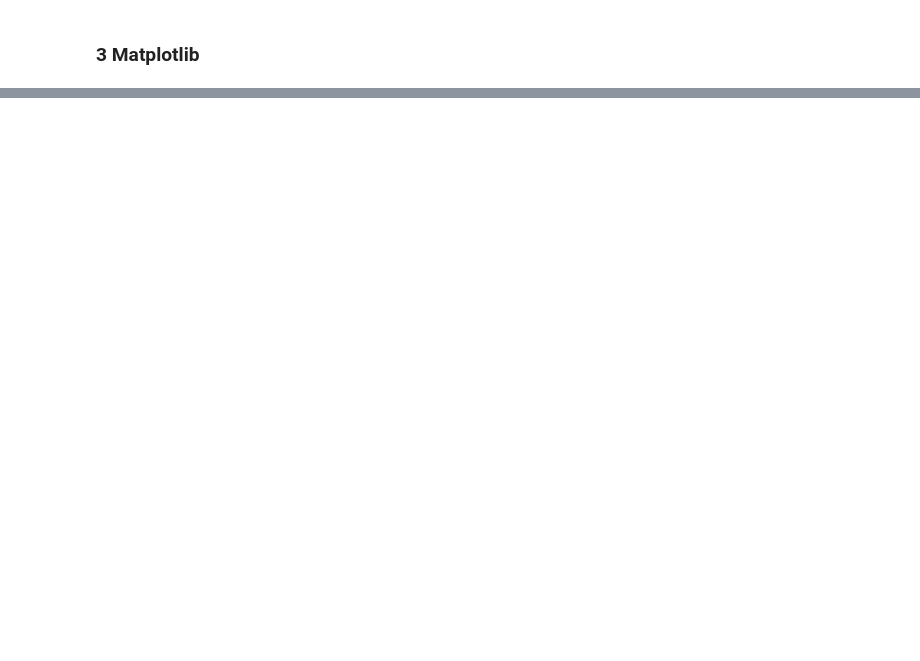
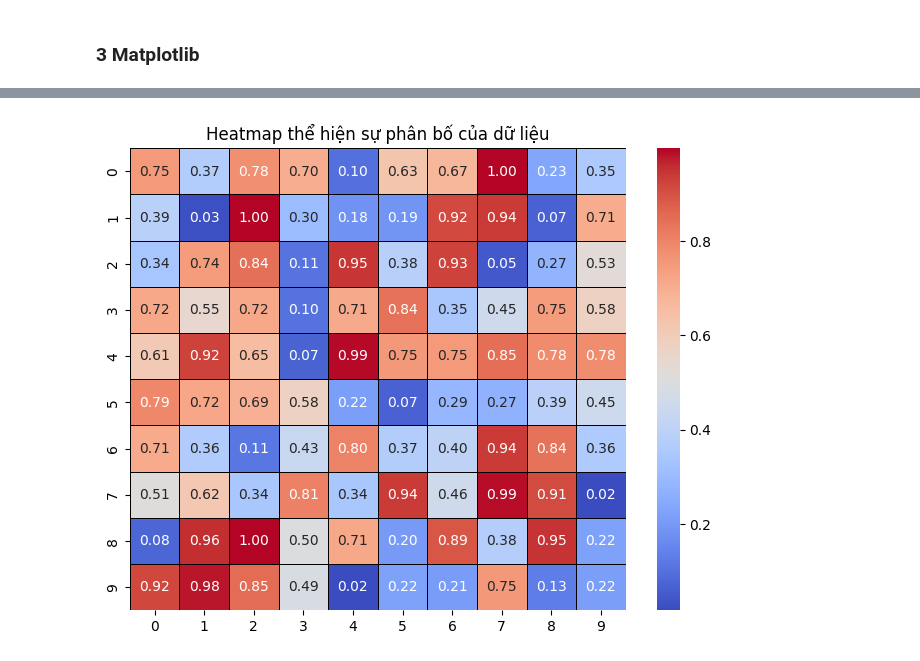
Before and after one commit to LDKhang35/NUMPY-PANDAS-MATPLOTLIB, a Jupyter notebook: numpy_pandas_matplotlib.ipynb, the cells around one changed output, grey strips where cells are left out. Saved outputs shown, nothing was run; the diff lists cells and outputs as text; code cells hidden in the pictures; blank space fills up the shorter version.

```diff
--- a/numpy_pandas_matplotlib.ipynb
+++ b/numpy_pandas_matplotlib.ipynb
@@ -422,0 +649,13 @@ Dữ liệu đại diện cho 150 sinh viên với 5 đặc điểm chiều cao,
+# %%
+# Bieu do nhiet
+data = np.random.rand(10,10)
+# Ve mot heatmap the hien su phan bo cua du lieu tren ma tran
+import seaborn as sns
+
+plt.figure(figsize=(8,6))
+sns.heatmap(data, cmap="coolwarm", annot=True, fmt=".2f", linewidths=0.5, linecolor='black')
+plt.title("Heatmap thể hiện sự phân bố của dữ liệu")
+
+plt.show()
+# %% [output]
+[figure, added]
```
Also changed, not shown: parts of 20 cells of this notebook, 1 other file.
